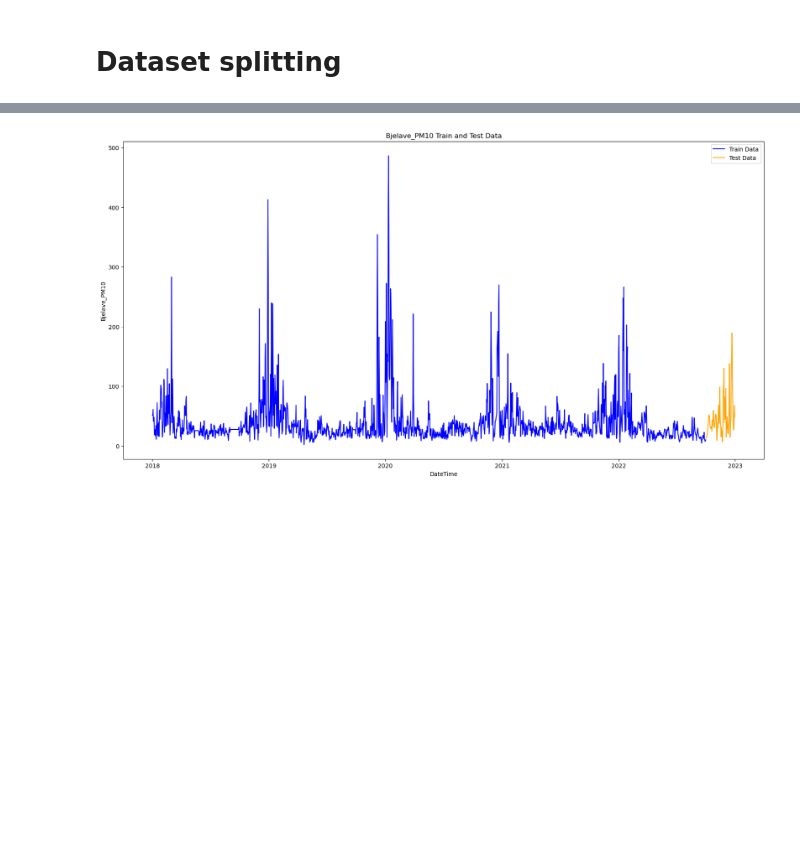
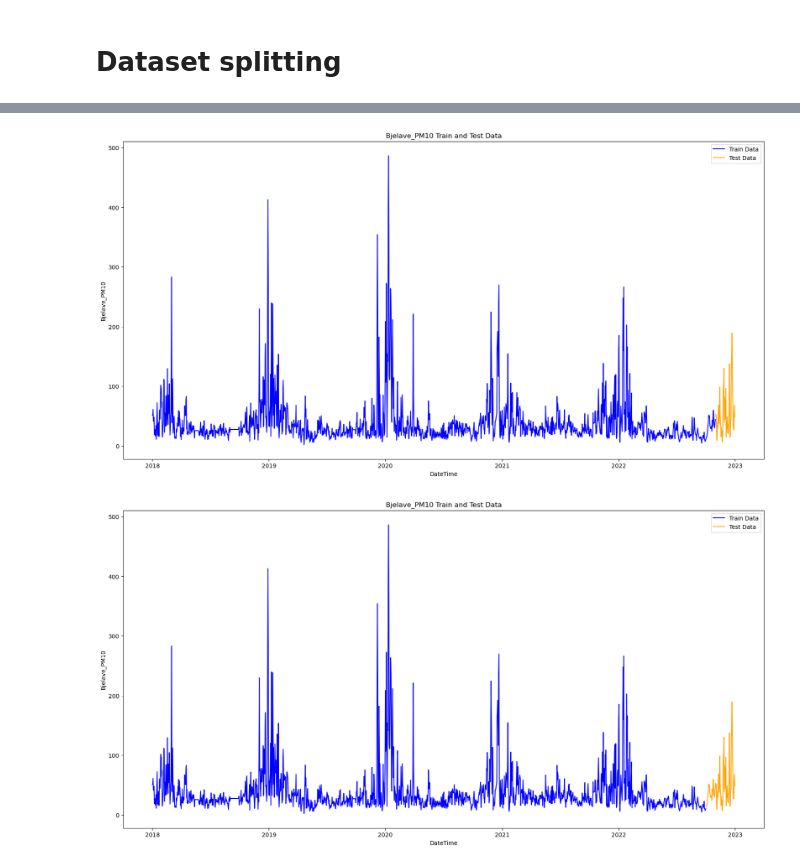
Before and after one commit to amit24af/SHAPforTSprediction, a Jupyter notebook: sample.ipynb, the cells around one changed output, grey strips where cells are left out. Drawn from its saved outputs; the diff is of its cells as text; code cells hidden in the pictures; blank space fills up the shorter version.

```diff
--- a/sample.ipynb
+++ b/sample.ipynb
@@ -133,3 +151,7 @@ train_data_combined_ws_oneHundredEighty, test_data_combined_ws_oneHundredEighty
+# %%
+plot_train_test_data(train_data_combined_ws_sixty, test_data_combined_ws_sixty, 'DateTime', 'Bjelave_PM10')
+# %% [output]
+[figure, added]
 # %%
 plot_train_test_data(train_data_combined_ws_ninety, test_data_combined_ws_ninety, 'DateTime', 'Bjelave_PM10')
 # %% [output]
```
Also changed, not shown: parts of 64 cells of this notebook.
